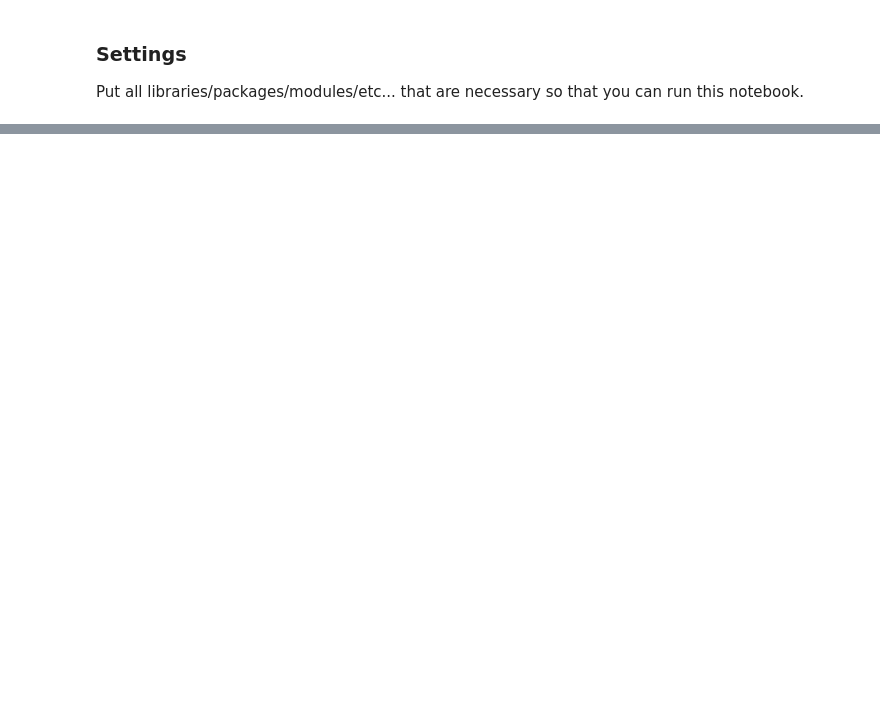
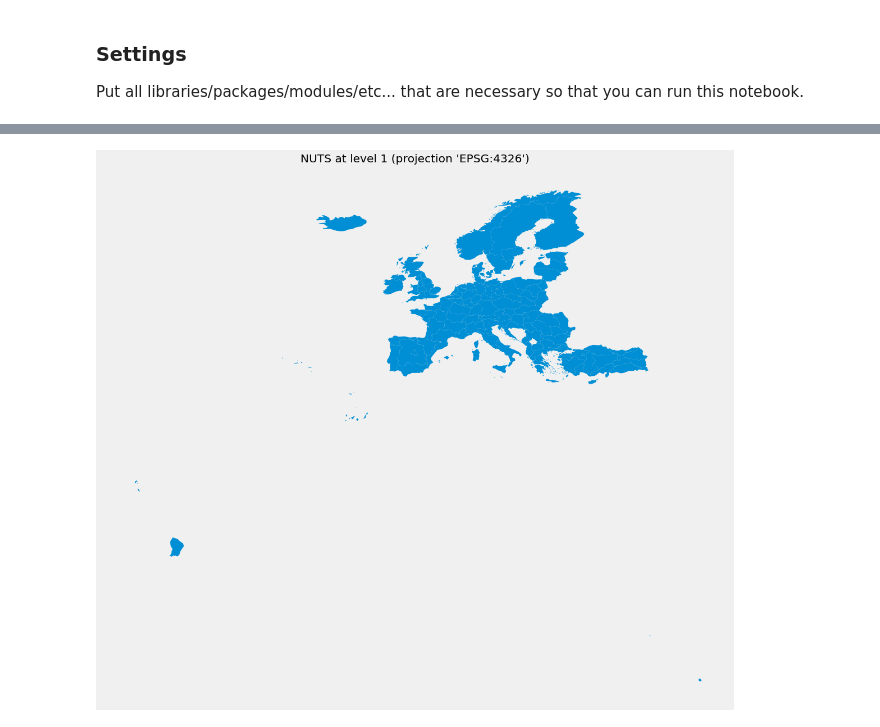
Before and after one commit to ericofrs/istat_2020, a Jupyter notebook: access_internet.ipynb, the cells around one changed output, grey strips where cells are left out. Cells and saved outputs as stored; diff of their text form; code cells hidden in the pictures; blank space fills up the shorter version.

```diff
--- a/access_internet.ipynb
+++ b/access_internet.ipynb
@@ -90,0 +179,19 @@ print(df.head())
+# %%
+PROJ = 'EPSG:4326'
+# %%
+GISCO_DOMAIN = 'https://gisco-services.ec.europa.eu/distribution/v2/'
+NUTS_DOMAIN = 'nuts'
+
+NUTS_YEAR = 2016
+NUTS_RES = 20 # 60
+NUTS_PROJ = PROJ.split(':')[-1]
+NUTS_FMT = 'geojson' # 'topojson'
+
+nuts_template = 'NUTS_RG_%sM_%s_%s_LEVL_%%s.%s' % (NUTS_RES, NUTS_YEAR, NUTS_PROJ, NUTS_FMT)
+nuts_url = '%s/%s/%s' %  (GISCO_DOMAIN, NUTS_DOMAIN, NUTS_FMT)
+
+#https://gisco-services.ec.europa.eu/distribution/v2/nuts/geojson/NUTS_RG_20M_2021_3857_LEVL_1.geojson
+#    'NUTS_RG_%sM_%s_3035_LEVL_%s.%s'
+
+print("Generic URL for NUTS data: \033[1m%s/%s\033[0m (where '%%s' represents a level)"
+      % (nuts_url, nuts_template))
@@ -90,0 +230,15 @@ print(df.head())
+# %%
+# We 'store' one vector dataset per NUTS level (nuts_data)
+
+DRIVERS = {'geojson': 'GeoJSON',
+          'shp': 'ESRI Shapefile'}
+
+nuts_data = dict.fromkeys(LEVELS)
+[nuts_data.update({l: gpd.read_file(os.path.join(_THISDIR_[0], nuts_files[l]),
+                                    driver=DRIVERS[NUTS_FMT])})
+ for l in LEVELS]
+
+print("Geographical datasets: \033[1m%s\033[0m loaded" % list(nuts_files.values()))
+print("Projection: \033[1m%s\033[0m" % nuts_data[LEVELS[0]].crs)
+
+nuts_data[LEVELS[0]].sample(5)
@@ -90,0 +254,13 @@ print(df.head())
+# %%
+# Visualize the map without data
+
+level = LEVELS[1]
+
+f, ax = mplt.subplots(1, figsize=(16, 16))
+nuts_data[level].plot(ax=ax)
+ax.axes.get_xaxis().set_visible(False); ax.axes.get_yaxis().set_visible(False)
+ax.set_title("NUTS at level %s (projection 'EPSG:%s')" % (level,NUTS_PROJ))
+f.tight_layout()
+mplt.show()
+# %% [output]
+[figure, added]
```
Also changed, not shown: parts of 34 cells of this notebook, 4 other files.
